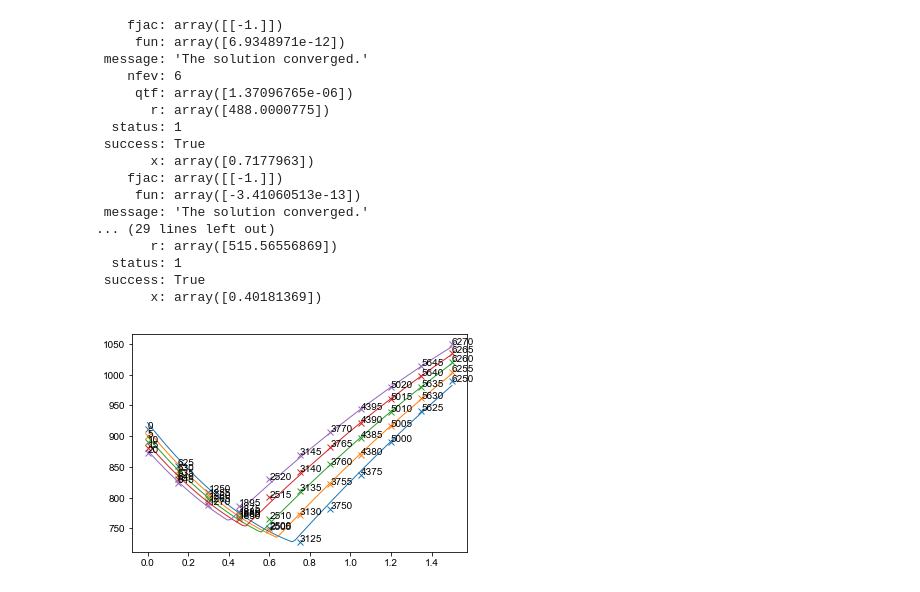
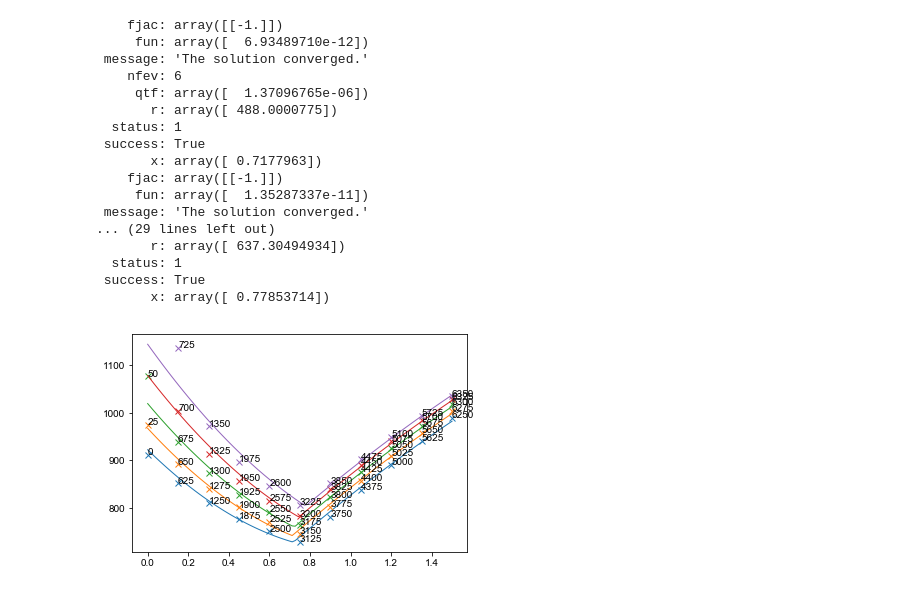
Before and after one commit to paula-aribeiro/senior-thesis, a Jupyter notebook: tests_regression/Tcritical_regression_statsmodels.ipynb, the cells around one changed output. Drawn from its saved outputs; the diff is of its cells as text; code cells hidden in the pictures.

```diff
--- a/tests_regression/Tcritical_regression_statsmodels.ipynb
+++ b/tests_regression/Tcritical_regression_statsmodels.ipynb
@@ -271,7 +266,7 @@ Ni = 0
 # compositions (wt.%)
 C_ = 100*np.linspace(crange['C'].min, crange['C'].max, 100)
 
-for Cr in range(5):
+for Si in range(5):
     # compositions (wt.%)
     Mn_ = 100*crange['Mn'].array[Mn]
     Si_ = 100*crange['Si'].array[Si]
@@ -285,38 +280,38 @@ for Cr in range(5):
                                  ls='none', marker='x',
                                  annotate=True)
 
     # predicted isopleth
     if dep_var == 'A3':
         ax.plot(C_, A3(C_, Mn_, Si_, Cr_, Ni_), color=line.get_color())
 
     else:
         criteria = isopleth['eutectoid'] == 'hipo'
         ax.plot(isopleth['C'][criteria],
                 results['hipo'].predict(isopleth)[criteria],
                 color=line.get_color())
 
         criteria = isopleth['eutectoid'] == 'hiper'
         ax.plot(isopleth['C'][criteria],
                 results['hiper'].predict(isopleth)[criteria],
                 color=line.get_color())
 
 plt.show()
 # %% [output]
     fjac: array([[-1.]])
-     fun: array([6.9348971e-12])
+     fun: array([  6.93489710e-12])
  message: 'The solution converged.'
     nfev: 6
-     qtf: array([1.37096765e-06])
-       r: array([488.0000775])
+     qtf: array([  1.37096765e-06])
+       r: array([ 488.0000775])
   status: 1
  success: True
-       x: array([0.7177963])
+       x: array([ 0.7177963])
     fjac: array([[-1.]])
-     fun: array([-3.41060513e-13])
+     fun: array([  1.35287337e-11])
  message: 'The solution converged.'
 ... (29 lines left out)
-       r: array([515.56556869])
+       r: array([ 637.30494934])
   status: 1
  success: True
-       x: array([0.40181369])
+       x: array([ 0.77853714])
-[figure, old version]
+[figure, new version]
```
Also changed, not shown: parts of 7 cells of this notebook, 3 other files.
